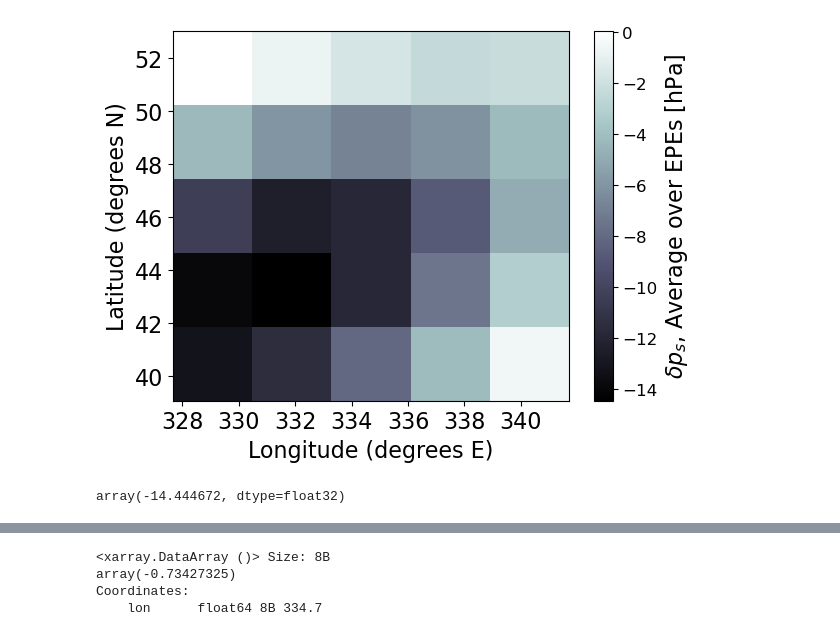
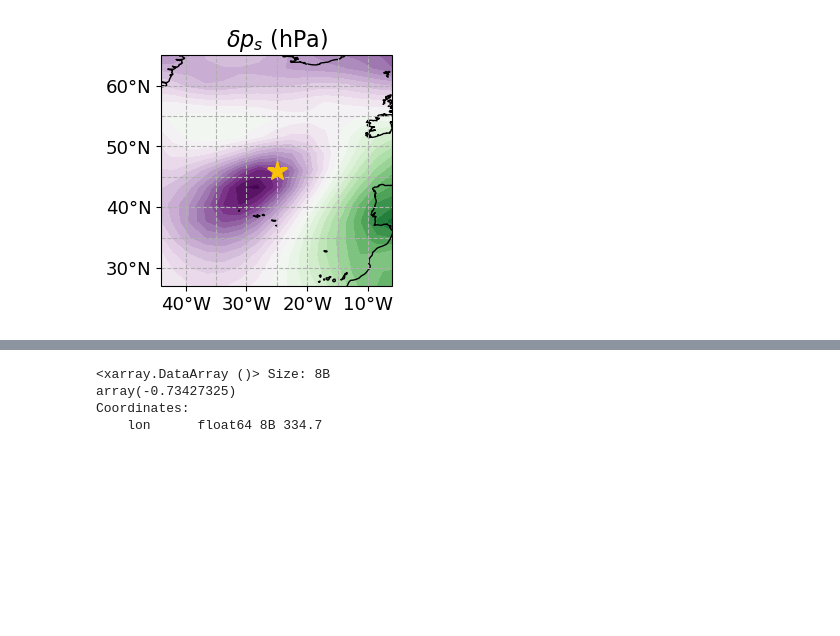
Before and after one commit to ageorgemorgan/epe-analysis, a Jupyter notebook: ps_localized.ipynb, the cells around one changed output, grey strips where cells are left out. Cells and saved outputs as stored; diff of their text form; code cells hidden in the pictures; blank space fills up the shorter version.

Commit message:
fixed up local pictures a bit

```diff
--- a/ps_localized.ipynb
+++ b/ps_localized.ipynb
@@ -192,30 +127,42 @@ Coordinates:
-# %%
-epe_anom = (da_ps_on_epe_days - da_ps_localized.mean(dim="time")).mean(dim="time")
-
-vmin = epe_anom.min().values
-vmax = epe_anom.max().values
-
-fig = epe_anom.plot(
-    cmap = "bone",
-    cbar_kwargs={"orientation": "vertical"},
-    vmin = vmin,
-    vmax = vmax,
-)
-
-plt.ylabel("Latitude (degrees N)", fontsize = "16")
-plt.xlabel("Longitude (degrees E)", fontsize = "16")
-plt.xticks(fontsize = 16, rotation = 0)
-plt.yticks(fontsize = 16, rotation = 0)
-
-fig.colorbar.ax.tick_params(labelsize = 12)
-fig.colorbar.set_label(label = r"$\delta p_s$, Average over EPEs [hPa]", size = 16)
-
-plt.title(None)
-
-plt.show()
-# %% [output]
-[figure, removed]
-# %%
-(da_ps_on_epe_days - da_ps_localized.mean(dim="time")).mean(dim="time").min().values
-# %% [output]
-array(-14.444672, dtype=float32)
+# %%
+epe_anom = (da_ps_on_epe_days - da_ps_localized.mean(dim="time")).mean(dim="time")
+
+vmin = -15. # epe_anom.min().values
+vmax = 15. # epe_anom.max().values
+
+local_bbox = [
+    random_lon - 0.5 * box_size_in_degrees,
+    random_lon + 0.5 * box_size_in_degrees,
+    random_lat - 0.5 * box_size_in_degrees,
+    random_lat + 0.5 * box_size_in_degrees,
+]
+
+draw_global_map(
+        epe_anom.lon,
+        epe_anom.lat,
+        epe_anom.to_numpy(),
+        title = r"$\delta p_s$ (hPa)",
+        filled = True,
+        show_fig = True,
+        save_fig = False,
+        levels = 30,
+        # bbox = [local_bbox[0] + 2, 350, 30, 63],
+        bbox = [local_bbox[0] + 2, local_bbox[1] - 2, local_bbox[2] + 2, local_bbox[3] - 2],
+        cmap = "PRGn",
+        cbar_params = [0.65, 0.11, 0.025, 0.77], # position, upper offset, width, cbar length
+        xtickdelta = 10,
+        ytickdelta = 10,
+        figsize = (10, 3),
+        point_to_label = [random_lon, random_lat],
+        point_to_label_color = "xkcd:goldenrod",
+        vmin = vmin,
+        vmax = vmax,
+        draw_labels = False,
+        label_contours = False,
+        remove_cbar = True,
+        fig = None,
+        projection = ccrs.PlateCarree(central_longitude = 180),
+        outfilename = "special_point_medium" + ".png",
+)
+# %% [output]
+[figure, added]
```
Also changed, not shown: parts of 19 cells of this notebook, 1 other file.
